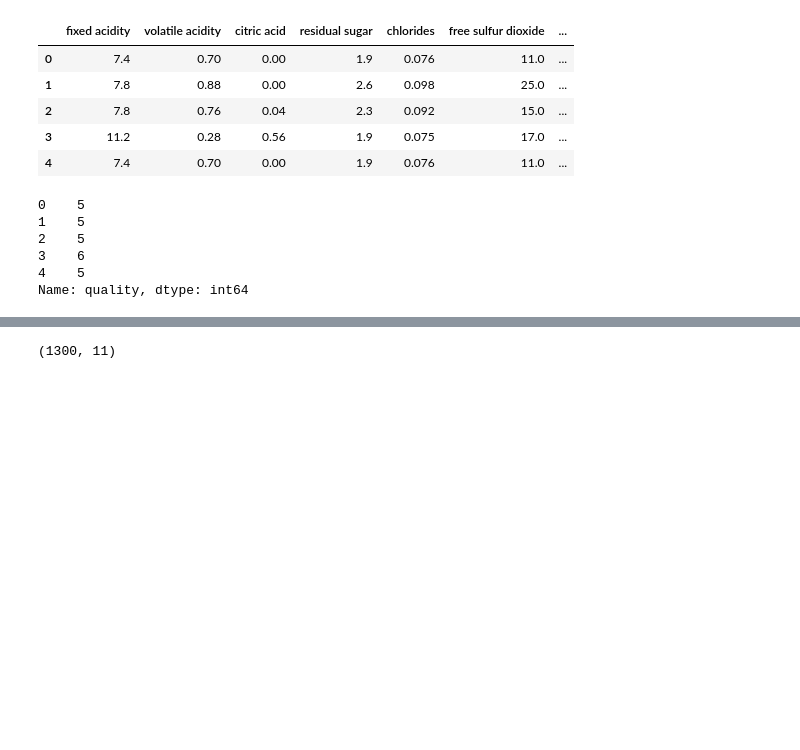
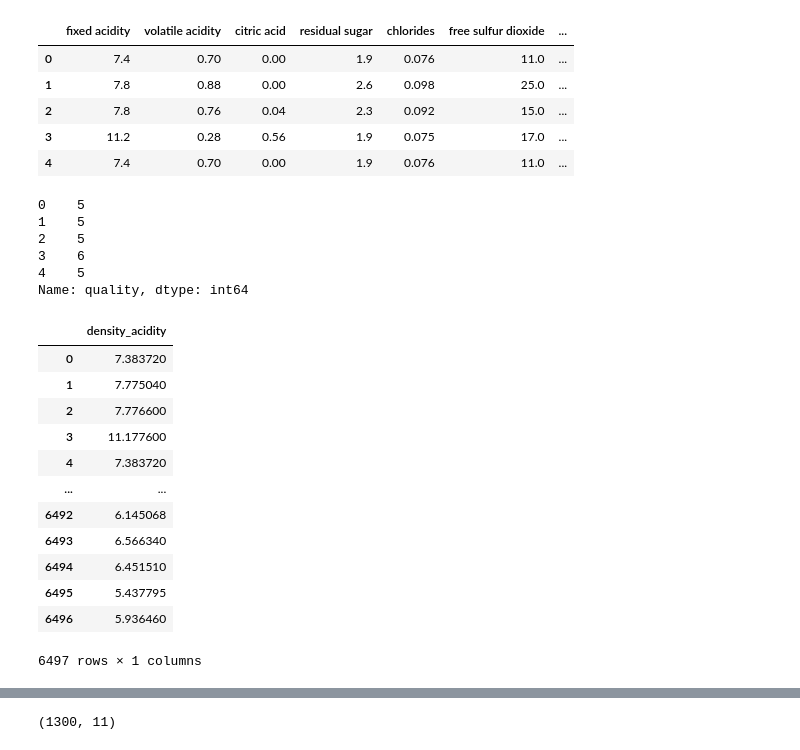
Before and after one commit to Ranjit-Singh-786/wine_classificationproject_ANN, a Jupyter notebook: wine classification.ipynb, the cells around one changed output, grey strips where cells are left out. Saved outputs shown, nothing was run; the diff lists cells and outputs as text; code cells hidden in the pictures; blank space fills up the shorter version.

```diff
--- a/wine classification.ipynb
+++ b/wine classification.ipynb
@@ -233,3 +251,25 @@ y.head()
 3    6
 4    5
 Name: quality, dtype: int64
+# %%
+citricacid = x['fixed acidity'] * x['citric acid']
+citric_acidity = pd.DataFrame(citricacid, columns=['citric_accidity'])
+
+density_acidity = x['fixed acidity'] * x['density']
+density_acidity = pd.DataFrame(density_acidity, columns=['density_acidity'])
+# %%
+density_acidity
+# %% [output]
+|  | density_acidity |
+| 0 | 7.383720 |
+| 1 | 7.775040 |
+| 2 | 7.776600 |
+| 3 | 11.177600 |
+| 4 | 7.383720 |
+| ... | ... |
+| 6492 | 6.145068 |
+| 6493 | 6.566340 |
+| 6494 | 6.451510 |
+| 6495 | 5.437795 |
+| 6496 | 5.936460 |
+6497 rows × 1 columns
```
Also changed, not shown: parts of 71 cells of this notebook, 1 other file.
